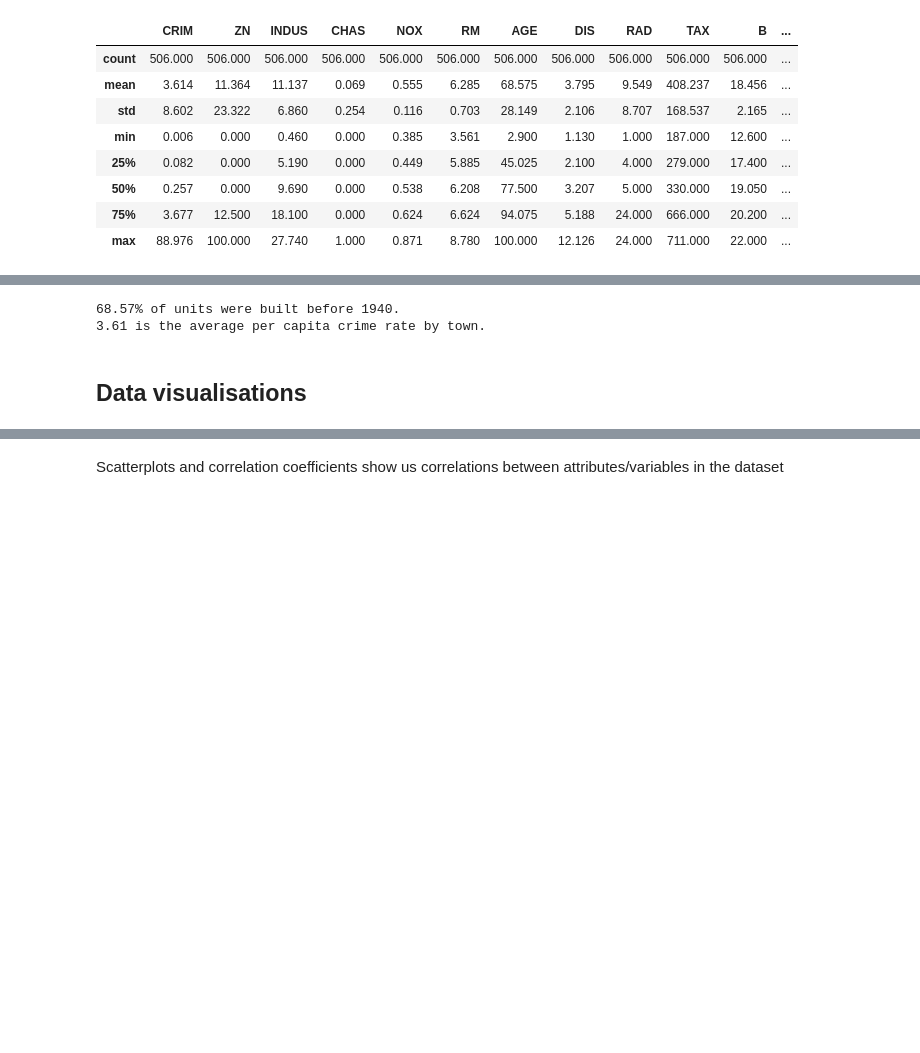
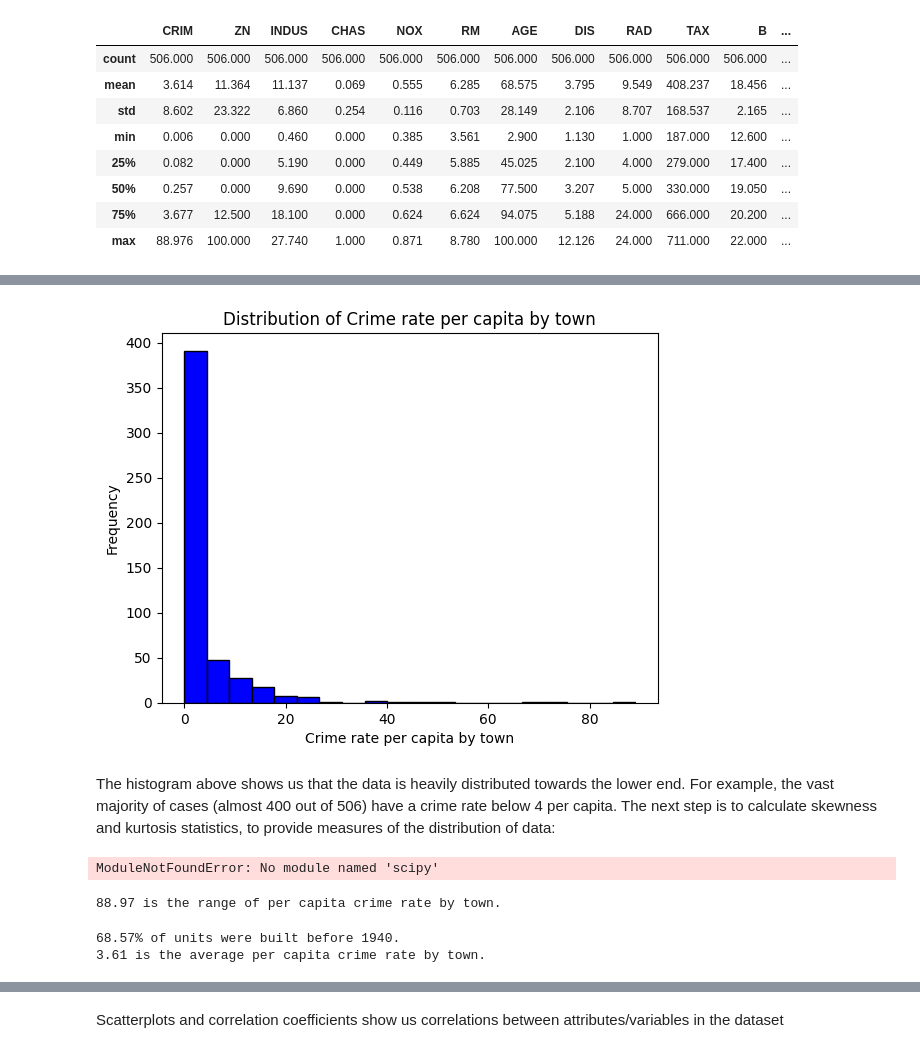
Before and after one commit to eviee3008/CoGrammar-Tasks, a Jupyter notebook: boston_housing_report.ipynb, the cells around one changed output, grey strips where cells are left out. Cells and saved outputs as stored; diff of their text form; code cells hidden in the pictures; blank space fills up the shorter version.

```diff
--- a/boston_housing_report.ipynb
+++ b/boston_housing_report.ipynb
@@ -51,3 +65,36 @@ df.describe().round(3)
+# %%
+import matplotlib.pyplot as plt
+
+# Assuming you have a DataFrame named df
+# If not, you should read your CSV file or create a DataFrame first
+
+# Plot a histogram
+plt.hist(df['CRIM'], bins=20, color='blue', edgecolor='black')
+plt.title(f'Distribution of Crime rate per capita by town')
+plt.xlabel('Crime rate per capita by town')
+plt.ylabel('Frequency')
+plt.show()
+# %% [output]
+[figure, added]
+# %% [markdown]
+The histogram above shows us that the data is heavily distributed towards the lower end. For example, the vast majority of cases (almost 400 out of 506) have a crime rate below 4 per capita. The next step is to calculate skewness and kurtosis statistics, to provide measures of the distribution of data:
+# %%
+from scipy.stats import skew, kurtosis
+
+skewness = skew(df['CRIM'])
+kurt = kurtosis(df['CRIM'])
+
+# Print the results
+print(f"Skewness of Crime rate per capita by town: {skewness}")
+print(f"Kurtosis of Crime rate per capita by town: {kurt}")
+# %% [output]
+ModuleNotFoundError: No module named 'scipy'
+# %%
+range_crime = df['CRIM'].max() - df['CRIM'].min()
+
+print(f"{range_crime:.2f} is the range of per capita crime rate by town.")
+# %% [output]
+88.97 is the range of per capita crime rate by town.
 # %%
 # Print some of the descriptive stats in sentence form
 mean_house_age = df['AGE'].mean()
@@ -58,5 +105,3 @@ print(f"{mean_crime:.2f} is the average per capita crime rate by town.")
 # %% [output]
 68.57% of units were built before 1940.
 3.61 is the average per capita crime rate by town.
-# %% [markdown]
-## Data visualisations
```
Also changed, not shown: parts of 6 cells of this notebook.
